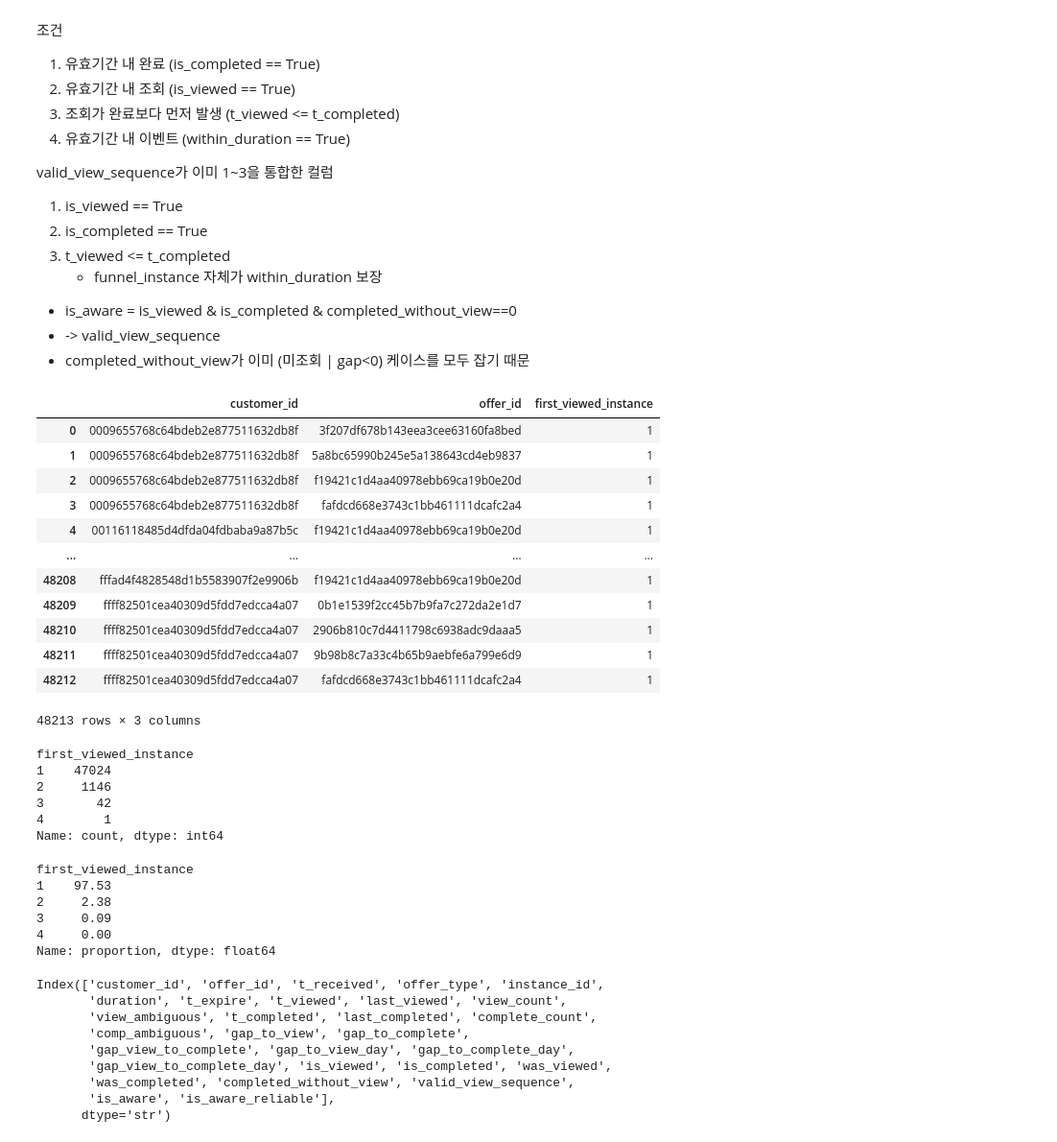
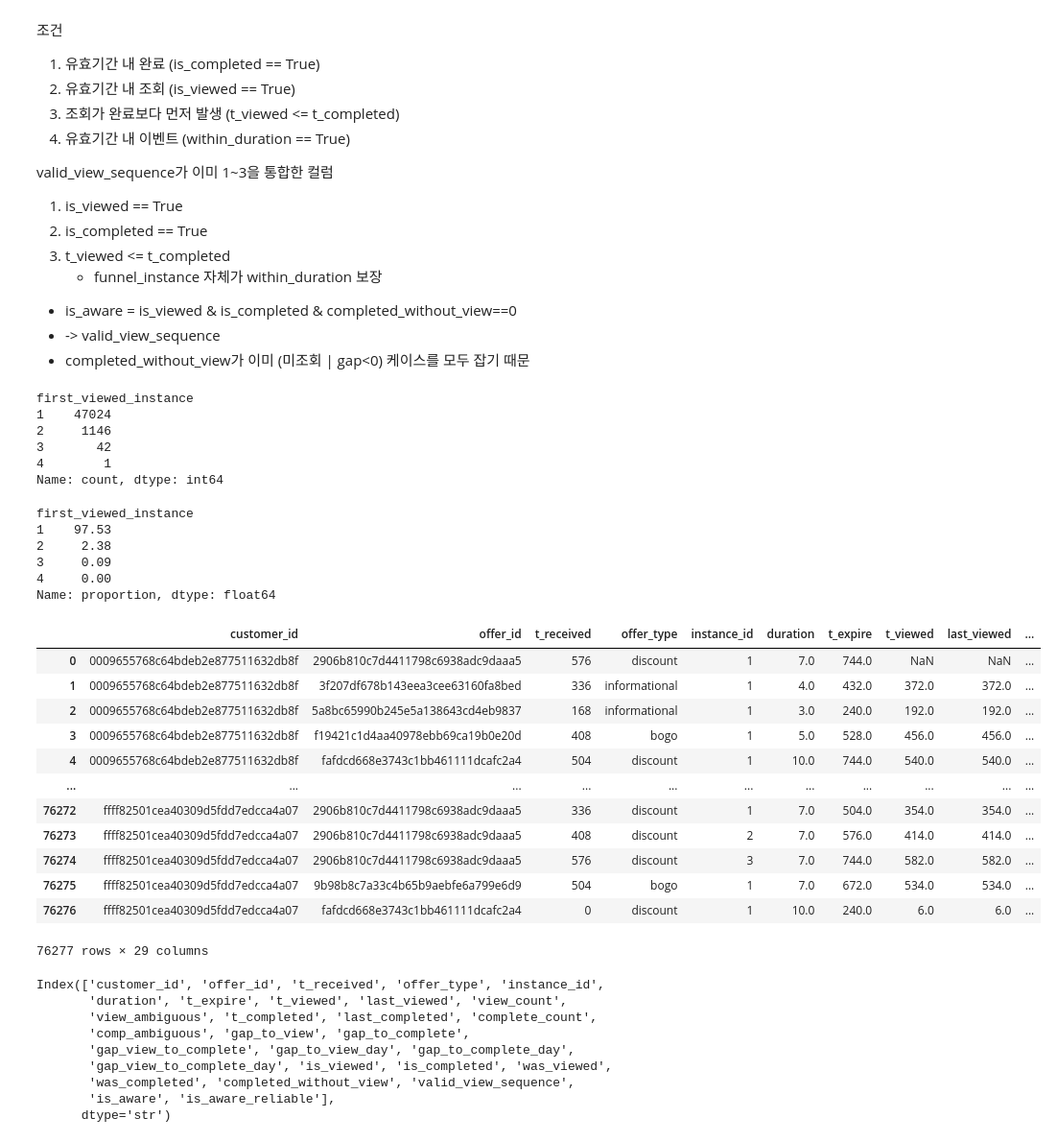
Before and after one commit to rladbstj56/practice_project, a Jupyter notebook: pjh_EDA/study_pjh.ipynb, the cells around one changed output. Shown at 96% size. Saved outputs shown, nothing was run; the diff lists cells and outputs as text; code cells hidden in the pictures.

Commit message:
funnel

```diff
--- a/pjh_EDA/study_pjh.ipynb
+++ b/pjh_EDA/study_pjh.ipynb
@@ -123,0 +190,3 @@ is_aware + is_aware_reliable  ← 추가 위치
+# %%
+view_map = view_map.sort_values(by=["customer_id", "offer_id"])
+view_map
@@ -123,0 +207,3 @@ is_aware + is_aware_reliable  ← 추가 위치
+# %%
+comp_map = comp_map.sort_values(by=["customer_id", "offer_id"])
+comp_map
@@ -356,22 +423,6 @@ first_viewed_instance = (
     .min()
     .reset_index(name="first_viewed_instance")
 )
-# %%
-first_viewed_instance
-# %% [output]
-|  | customer_id | offer_id | first_viewed_instance |
-| 0 | 0009655768c64bdeb2e877511632db8f | 3f207df678b143eea3cee63160fa8bed | 1 |
-| 1 | 0009655768c64bdeb2e877511632db8f | 5a8bc65990b245e5a138643cd4eb9837 | 1 |
-| 2 | 0009655768c64bdeb2e877511632db8f | f19421c1d4aa40978ebb69ca19b0e20d | 1 |
-| 3 | 0009655768c64bdeb2e877511632db8f | fafdcd668e3743c1bb461111dcafc2a4 | 1 |
-| 4 | 00116118485d4dfda04fdbaba9a87b5c | f19421c1d4aa40978ebb69ca19b0e20d | 1 |
-| ... | ... | ... | ... |
-| 48208 | fffad4f4828548d1b5583907f2e9906b | f19421c1d4aa40978ebb69ca19b0e20d | 1 |
-| 48209 | ffff82501cea40309d5fdd7edcca4a07 | 0b1e1539f2cc45b7b9fa7c272da2e1d7 | 1 |
-| 48210 | ffff82501cea40309d5fdd7edcca4a07 | 2906b810c7d4411798c6938adc9daaa5 | 1 |
-| 48211 | ffff82501cea40309d5fdd7edcca4a07 | 9b98b8c7a33c4b65b9aebfe6a799e6d9 | 1 |
-| 48212 | ffff82501cea40309d5fdd7edcca4a07 | fafdcd668e3743c1bb461111dcafc2a4 | 1 |
-48213 rows × 3 columns
 # %%
 first_viewed_instance["first_viewed_instance"].value_counts()
 # => 같은 이벤트 3,4번째 보는 사람들은 안보는 경향 보임
@@ -382,15 +433,31 @@ first_viewed_instance
 3       42
 4        1
 Name: count, dtype: int64
-# %%
-(first_viewed_instance["first_viewed_instance"].value_counts(normalize=True) * 100).round(2)
-# %% [output]
-first_viewed_instance
-1    97.53
-2     2.38
-3     0.09
-4     0.00
-Name: proportion, dtype: float64
+# %%
+(first_viewed_instance["first_viewed_instance"].value_counts(normalize=True) * 100).round(2)
+# %% [output]
+first_viewed_instance
+1    97.53
+2     2.38
+3     0.09
+4     0.00
+Name: proportion, dtype: float64
+# %%
+funnel_instance.sort_values(by=["customer_id", "offer_id", "instance_id"])
+# %% [output]
+|  | customer_id | offer_id | t_received | offer_type | instance_id | duration | t_expire | t_viewed | last_viewed | ... |
+| 0 | 0009655768c64bdeb2e877511632db8f | 2906b810c7d4411798c6938adc9daaa5 | 576 | discount | 1 | 7.0 | 744.0 | NaN | NaN | ... |
+| 1 | 0009655768c64bdeb2e877511632db8f | 3f207df678b143eea3cee63160fa8bed | 336 | informational | 1 | 4.0 | 432.0 | 372.0 | 372.0 | ... |
+| 2 | 0009655768c64bdeb2e877511632db8f | 5a8bc65990b245e5a138643cd4eb9837 | 168 | informational | 1 | 3.0 | 240.0 | 192.0 | 192.0 | ... |
+| 3 | 0009655768c64bdeb2e877511632db8f | f19421c1d4aa40978ebb69ca19b0e20d | 408 | bogo | 1 | 5.0 | 528.0 | 456.0 | 456.0 | ... |
+| 4 | 0009655768c64bdeb2e877511632db8f | fafdcd668e3743c1bb461111dcafc2a4 | 504 | discount | 1 | 10.0 | 744.0 | 540.0 | 540.0 | ... |
+| ... | ... | ... | ... | ... | ... | ... | ... | ... | ... | ... |
+| 76272 | ffff82501cea40309d5fdd7edcca4a07 | 2906b810c7d4411798c6938adc9daaa5 | 336 | discount | 1 | 7.0 | 504.0 | 354.0 | 354.0 | ... |
+| 76273 | ffff82501cea40309d5fdd7edcca4a07 | 2906b810c7d4411798c6938adc9daaa5 | 408 | discount | 2 | 7.0 | 576.0 | 414.0 | 414.0 | ... |
+| 76274 | ffff82501cea40309d5fdd7edcca4a07 | 2906b810c7d4411798c6938adc9daaa5 | 576 | discount | 3 | 7.0 | 744.0 | 582.0 | 582.0 | ... |
+| 76275 | ffff82501cea40309d5fdd7edcca4a07 | 9b98b8c7a33c4b65b9aebfe6a799e6d9 | 504 | bogo | 1 | 7.0 | 672.0 | 534.0 | 534.0 | ... |
+| 76276 | ffff82501cea40309d5fdd7edcca4a07 | fafdcd668e3743c1bb461111dcafc2a4 | 0 | discount | 1 | 10.0 | 240.0 | 6.0 | 6.0 | ... |
+76277 rows × 29 columns
 # %%
 funnel_instance.columns
 # %% [output]
```
Also changed, not shown: parts of 15 cells of this notebook, 2 other files.
